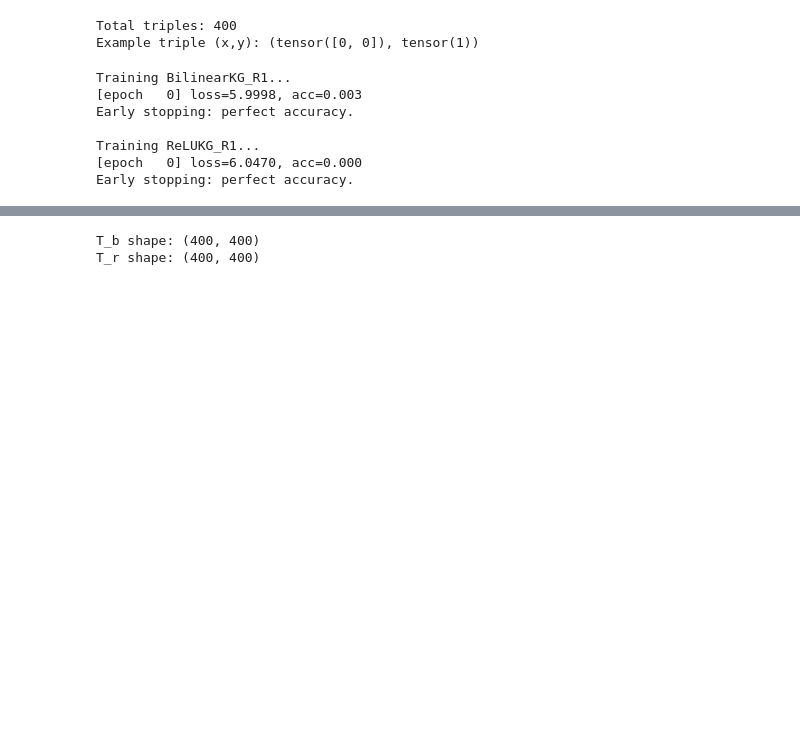
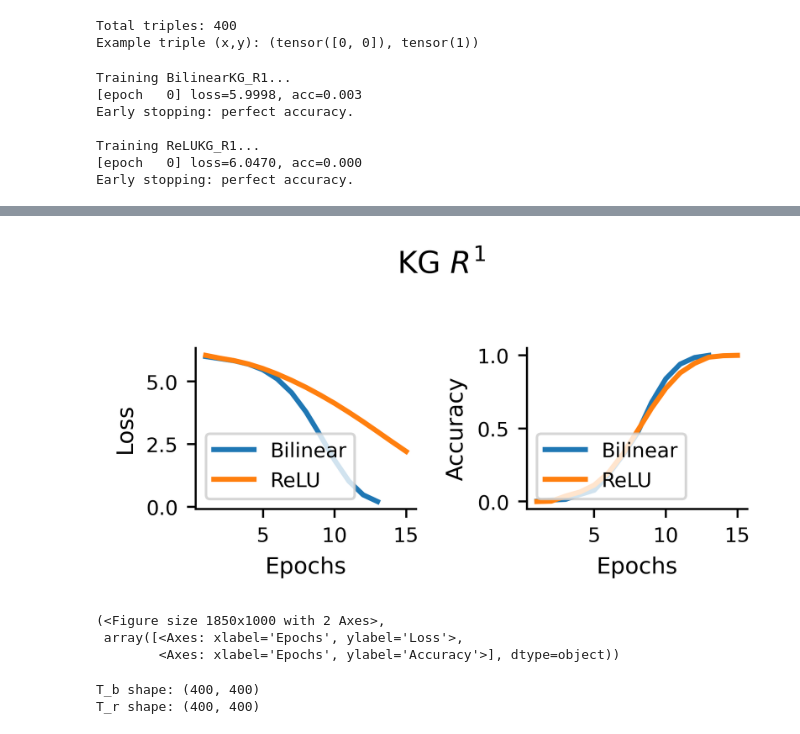
Before and after one commit to cerussite0/Tensor-Network-Interpretability, a Jupyter notebook: Relational composition.ipynb, the cells around one changed output, grey strips where cells are left out. Saved outputs shown, nothing was run; the diff lists cells and outputs as text; code cells hidden in the pictures; blank space fills up the shorter version.

```diff
--- a/Relational composition.ipynb
+++ b/Relational composition.ipynb
@@ -207,3 +189,67 @@ plot_hist(hist_r, "ReLUKG_R1")
+# %%
+import matplotlib.pyplot as plt
+
+def plot_history(history_bil, history_relu, save_path="training_curves.pdf", suptitle="Title"):
+    """
+    Plot training loss (left) and validation accuracy (right) with a single common title.
+    Saves to PDF by default.
+
+    Args:
+        history (dict): {"train_loss": [...], "val_acc": [...]}
+        save_path (str): path to save figure (should end with .pdf)
+        suptitle (str): common title placed above both subplots
+    """
+    train_loss_bil = history_bil.get("loss", [])
+    val_acc_bil = history_bil.get("acc", [])
+    train_loss_relu = history_relu.get("loss", [])
+    val_acc_relu = history_relu.get("acc", [])
+    max_epochs = max(len(train_loss_bil), len(val_acc_bil),
+                     len(train_loss_relu), len(val_acc_relu))
+    epochs = range(1, max_epochs + 1)
+
+    # Figure (paper-quality)
+    fig, axes = plt.subplots(1, 2, figsize=(3.7,2), sharex=True)
+
+    # Left: Training loss
+    axes[0].plot(range(1, len(train_loss_bil) + 1), train_loss_bil, linewidth=2, label='Bilinear')
+    axes[0].plot(range(1, len(train_loss_relu) + 1), train_loss_relu, linewidth=2, label='ReLU')
+    axes[0].legend(loc='lower left')
+    axes[0].set_xlabel("Epochs")
+    axes[0].set_ylabel("Loss")
+    # axes[0].grid(True, linewidth=0.3)
+    axes[0].spines['top'].set_visible(False)
+    axes[0].spines['right'].set_visible(False)
+
+    # Right: Validation accuracy
+    axes[1].plot(range(1, len(val_acc_bil) + 1), val_acc_bil, linewidth=2, label='Bilinear')
+    axes[1].plot(range(1, len(val_acc_relu) + 1), val_acc_relu, linewidth=2, label='ReLU')
+    axes[1].legend(loc='lower left')
+    axes[1].set_xlabel("Epochs")
+    axes[1].set_ylabel("Accuracy")
+    # axes[1].grid(True, linewidth=0.3)
+    axes[1].spines['top'].set_visible(False)
+    axes[1].spines['right'].set_visible(False)
+
+    # Single common title
+    fig.suptitle(suptitle)
+    plt.tight_layout(rect=[0, 0, 1, 0.94])  # make room for suptitle
+
+    # Save as PDF (vector)
+    if save_path:
+        if not save_path.lower().endswith(".pdf"):
+            raise ValueError("save_path should end with .pdf for PDF saving.")
+        plt.savefig(save_path, format="pdf", bbox_inches="tight")
+
+    plt.show()
+    return fig, axes
+
+
+plot_history(hist_b, hist_r, "/kaggle/working/kgr1.pdf", suptitle=r"KG $R^1$")
+# %% [output]
+[figure, added]
+(<Figure size 1850x1000 with 2 Axes>,
+ array([<Axes: xlabel='Epochs', ylabel='Loss'>,
+        <Axes: xlabel='Epochs', ylabel='Accuracy'>], dtype=object))
 # %%
 # ============================================================
 # 5. Extract learned operator T_R1 from each model
```
Also changed, not shown: parts of 8 cells of this notebook.
